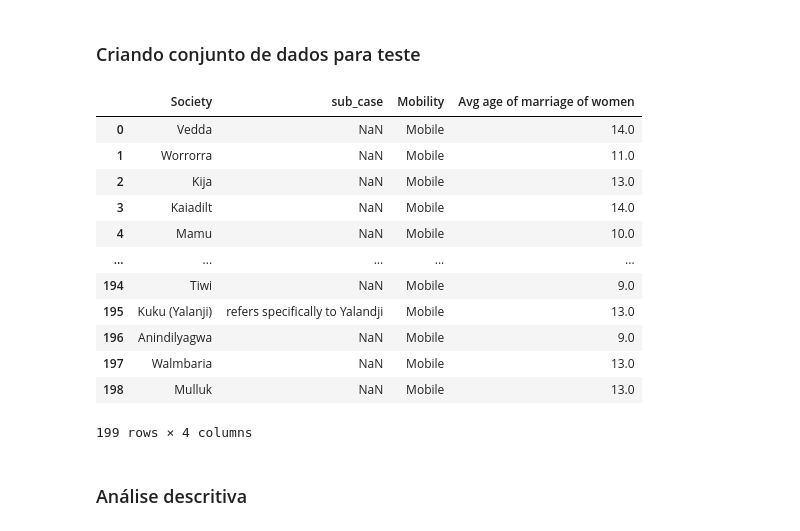
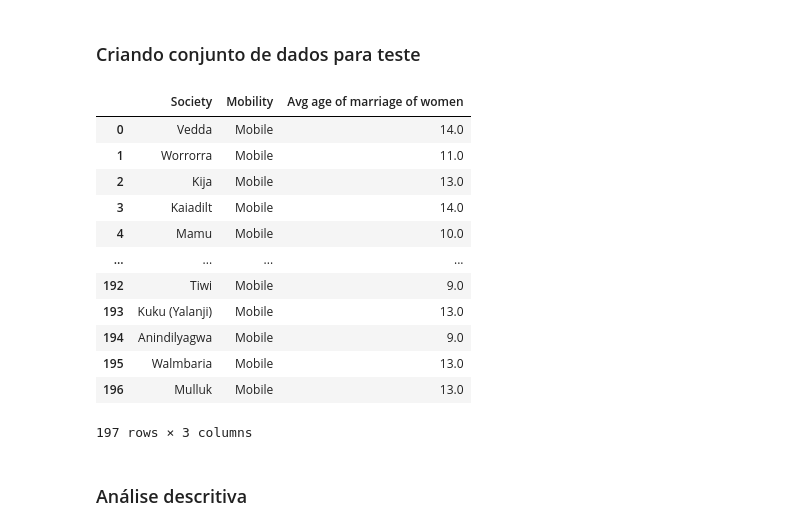
Before and after one commit to gabriel-nbr/MCI, a Jupyter notebook: Trabalho1.ipynb, the cells around one changed output. Saved outputs shown, nothing was run; the diff lists cells and outputs as text; code cells hidden in the pictures.

```diff
--- a/Trabalho1.ipynb
+++ b/Trabalho1.ipynb
@@ -108,6 +108,6 @@ Comment: Note, for this society, Binford provided three estimates, the first ref
 #### Lidando com sociedades com valores duplicados
 # %%
 df_B021["Value"] = pd.to_numeric(df_B021["Value"])
-df_B021_corrigido = df_B021.groupby(["Soc_ID", "sub_case"], dropna=False, as_index=False)["Value"].mean()
+df_B021_corrigido = df_B021.groupby(["Soc_ID"], dropna=False, as_index=False)["Value"].mean()
 df_B021_corrigido
 # %% [output]
@@ -134,7 +134,7 @@ Valores duplicados B021: 2
 ### Juntando as variáveis
 df_teste = pd.merge(
     df_B009[["Soc_ID", "Value"]],
-    df_B021_corrigido[["Soc_ID", "sub_case", "Value"]],
+    df_B021_corrigido[["Soc_ID", "Value"]],
     on="Soc_ID",
     how="inner",
     suffixes=("_B009", "_B021"),
@@ -143,28 +143,28 @@ df_teste = pd.merge(
 # %%
 ### Nomeando as sociedades e as variáveis
 df_teste = df_teste.merge(
     df_soc,
     left_on="Soc_ID",
     right_on="ID",
     how="left",
 )
-df_teste = df_teste[["Name", "sub_case", "Value_B009", "Value_B021"]]
-df_teste.columns = ["Society", "sub_case", "Mobility", "Avg age of marriage of women"]
+df_teste = df_teste[["Name", "Value_B009", "Value_B021"]]
+df_teste.columns = ["Society", "Mobility", "Avg age of marriage of women"]
 df_teste
 # %% [output]
-|  | Society | sub_case | Mobility | Avg age of marriage of women |
-| 0 | Vedda | NaN | Mobile | 14.0 |
-| 1 | Worrorra | NaN | Mobile | 11.0 |
-| 2 | Kija | NaN | Mobile | 13.0 |
-| 3 | Kaiadilt | NaN | Mobile | 14.0 |
-| 4 | Mamu | NaN | Mobile | 10.0 |
-| ... | ... | ... | ... | ... |
-| 194 | Tiwi | NaN | Mobile | 9.0 |
-| 195 | Kuku (Yalanji) | refers specifically to Yalandji | Mobile | 13.0 |
-| 196 | Anindilyagwa | NaN | Mobile | 9.0 |
-| 197 | Walmbaria | NaN | Mobile | 13.0 |
-| 198 | Mulluk | NaN | Mobile | 13.0 |
+|  | Society | Mobility | Avg age of marriage of women |
+| 0 | Vedda | Mobile | 14.0 |
+| 1 | Worrorra | Mobile | 11.0 |
+| 2 | Kija | Mobile | 13.0 |
+| 3 | Kaiadilt | Mobile | 14.0 |
+| 4 | Mamu | Mobile | 10.0 |
+| ... | ... | ... | ... |
+| 192 | Tiwi | Mobile | 9.0 |
+| 193 | Kuku (Yalanji) | Mobile | 13.0 |
+| 194 | Anindilyagwa | Mobile | 9.0 |
+| 195 | Walmbaria | Mobile | 13.0 |
+| 196 | Mulluk | Mobile | 13.0 |
-199 rows × 4 columns
+197 rows × 3 columns
 # %% [markdown]
 ### Análise descritiva
 # %% [markdown]
```
Also changed, not shown: parts of 20 cells of this notebook, 1 other file.
